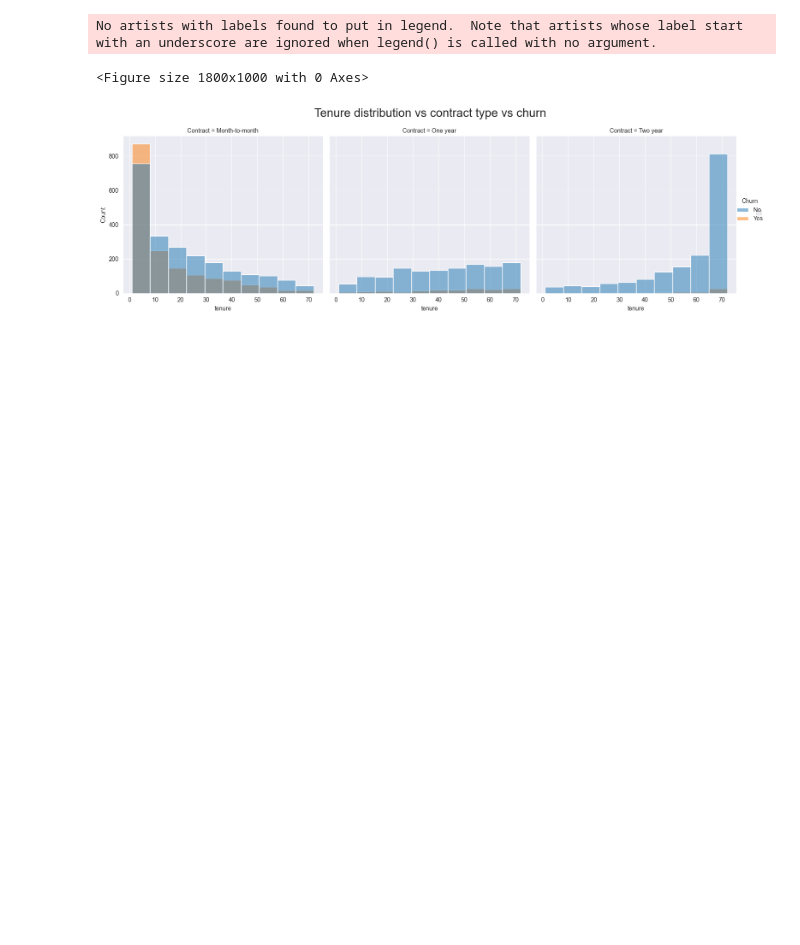
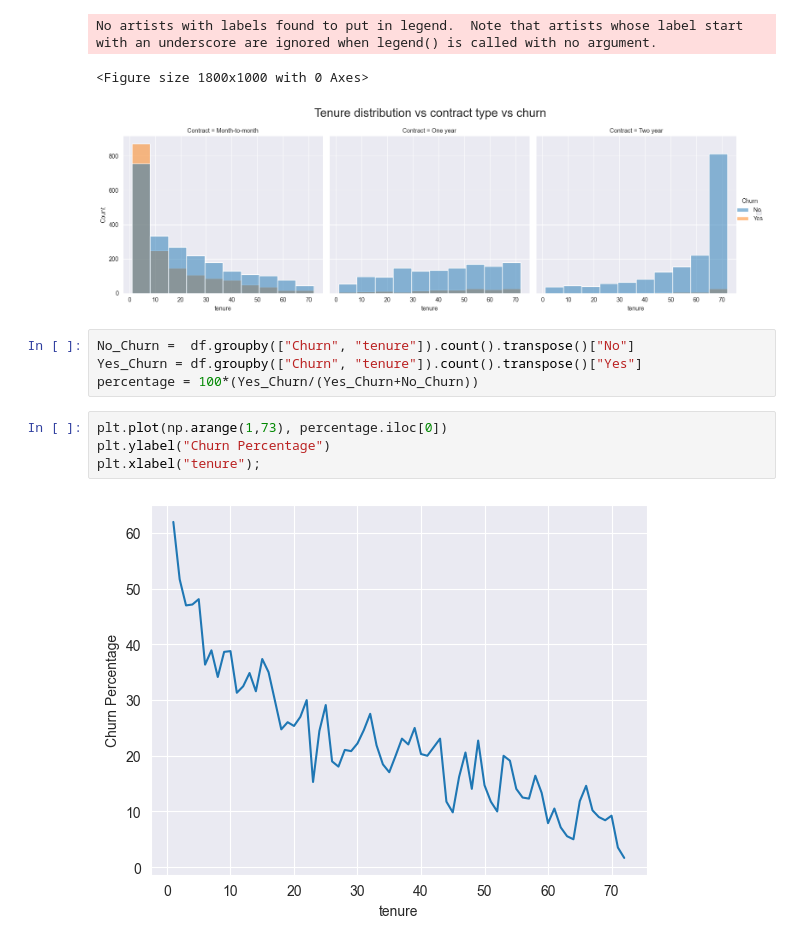
Before and after one commit to natix-x/Telco-Customer-Churn-Prediction, a Jupyter notebook: data_analysis.ipynb, the cells around one changed output. Saved outputs shown, nothing was run; the diff lists cells and outputs as text; blank space fills up the shorter version.

```diff
--- a/data_analysis.ipynb
+++ b/data_analysis.ipynb
@@ -131,3 +138,13 @@ plt.tight_layout();
 No artists with labels found to put in legend.  Note that artists whose label start with an underscore are ignored when legend() is called with no argument.
 <Figure size 1800x1000 with 0 Axes>
 [figure]
+# %%
+No_Churn =  df.groupby(["Churn", "tenure"]).count().transpose()["No"]
+Yes_Churn = df.groupby(["Churn", "tenure"]).count().transpose()["Yes"]
+percentage = 100*(Yes_Churn/(Yes_Churn+No_Churn))
+# %%
+plt.plot(np.arange(1,73), percentage.iloc[0])
+plt.ylabel("Churn Percentage")
+plt.xlabel("tenure");
+# %% [output]
+[figure, added]
```
Also changed, not shown: parts of 6 cells of this notebook.
